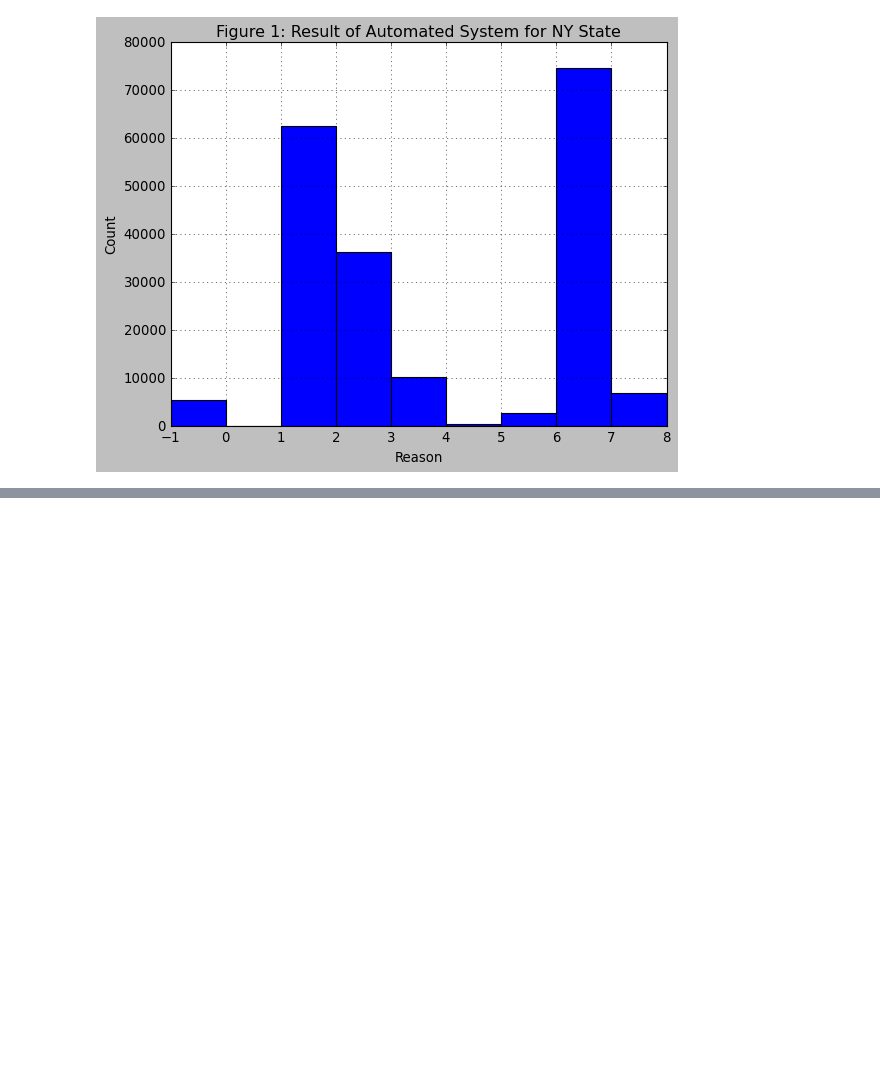
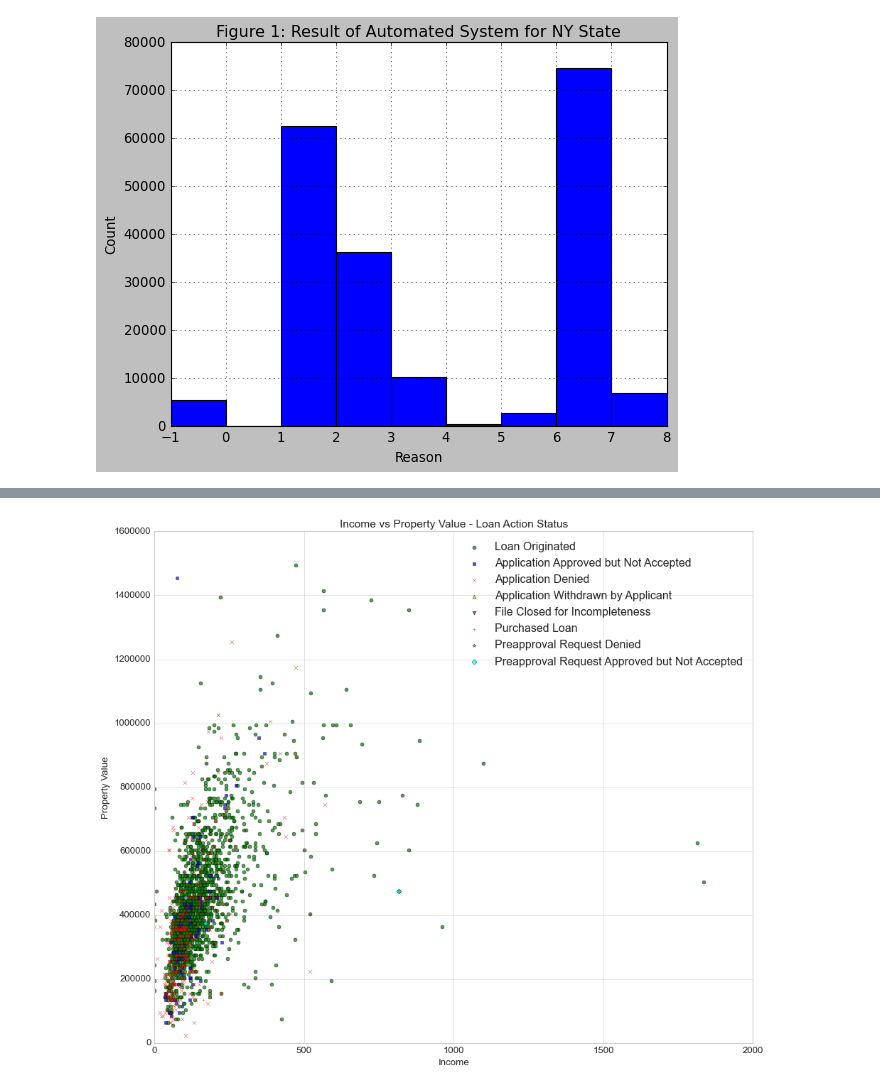
Before and after one commit to vzhang03/cmpu250-final-project, a Jupyter notebook: eda/pre-eda.ipynb, the cells around one changed output, grey strips where cells are left out. Saved outputs shown, nothing was run; the diff lists cells and outputs as text; code cells hidden in the pictures; blank space fills up the shorter version.

Commit message:
Finishing up figure with income vs property value on loan status, moving onto loan outcome information

```diff
--- a/eda/pre-eda.ipynb
+++ b/eda/pre-eda.ipynb
@@ -179,0 +183,3 @@ plt.show()
+# %%
+cleaned_data = pd.read_csv("../data/clean-data/cleaned_dutchess_data.csv")
+cleaned_data_original = cleaned_data.copy()
@@ -179,0 +222,6 @@ plt.show()
+# %%
+cleaned_data['property_value'] = pd.to_numeric(cleaned_data['property_value'], errors='coerce')
+cleaned_data = cleaned_data.dropna(subset=['property_value'])
+cleaned_data = cleaned_data[cleaned_data['property_value'] < 1500000]
+cleaned_data = cleaned_data[cleaned_data['loan_amount'] < 4000000]
+cleaned_data = cleaned_data[cleaned_data['income'] < 2000]
@@ -179,0 +248,4 @@ plt.show()
+# %%
+cleaned_data["loan_rejected"] = (cleaned_data['action_taken'] == 3)
+cleaned_data["loan_approved"] = (cleaned_data['action_taken'] == 2)
+# cleaned_data["loan_rejected"] = cleaned_data["loan_rejected"].astype(int)
@@ -179,0 +254,66 @@ plt.show()
+# %%
+plt.style.use('seaborn-v0_8-whitegrid')
+
+plt.figure(figsize=(12, 10))
+
+markers = {
+    1: 'o',
+    2: 's',
+    3: 'x',
+    4: '^',
+    5: 'v',
+    6: '+',
+    7: '*',
+    8: 'D'
+}
+
+colors = {
+    1: 'green',
+    2: 'blue',
+    3: 'red',
+    4: 'orange',
+    5: 'purple',
+    6: 'brown',
+    7: 'gray',
+    8: 'cyan'
+}
+
+# Status labels for legend
+status_labels = {
+    1: 'Loan Originated',
+    2: 'Application Approved but Not Accepted',
+    3: 'Application Denied',
+    4: 'Application Withdrawn by Applicant',
+    5: 'File Closed for Incompleteness',
+    6: 'Purchased Loan',
+    7: 'Preapproval Request Denied',
+    8: 'Preapproval Request Approved but Not Accepted'
+}
+
+# Create the scatter plot with custom markers for each status
+for status in range(1, 9):
+    mask = cleaned_data['action_taken'] == status
+    plt.scatter(
+        x=cleaned_data.loc[mask, 'income'],
+        y=cleaned_data.loc[mask, 'property_value'],
+        marker=markers[status],
+        c=colors[status],
+        alpha=0.7,
+        edgecolors='black',
+        linewidth=0.5,
+        label=status_labels[status]
+    )
+
+plt.xlabel('Income', fontsize=12)
+plt.ylabel('Property Value', fontsize=12)
+plt.title('Income vs Property Value - Loan Action Status', fontsize=14)
+
+# Set axes to start at 0
+plt.xlim(left=0)
+plt.ylim(bottom=0)
+
+plt.legend()
+plt.tight_layout()
+plt.show()
+# %% [output]
+[figure, added]
```
Also changed, not shown: parts of 8 cells of this notebook, 1 other file.
